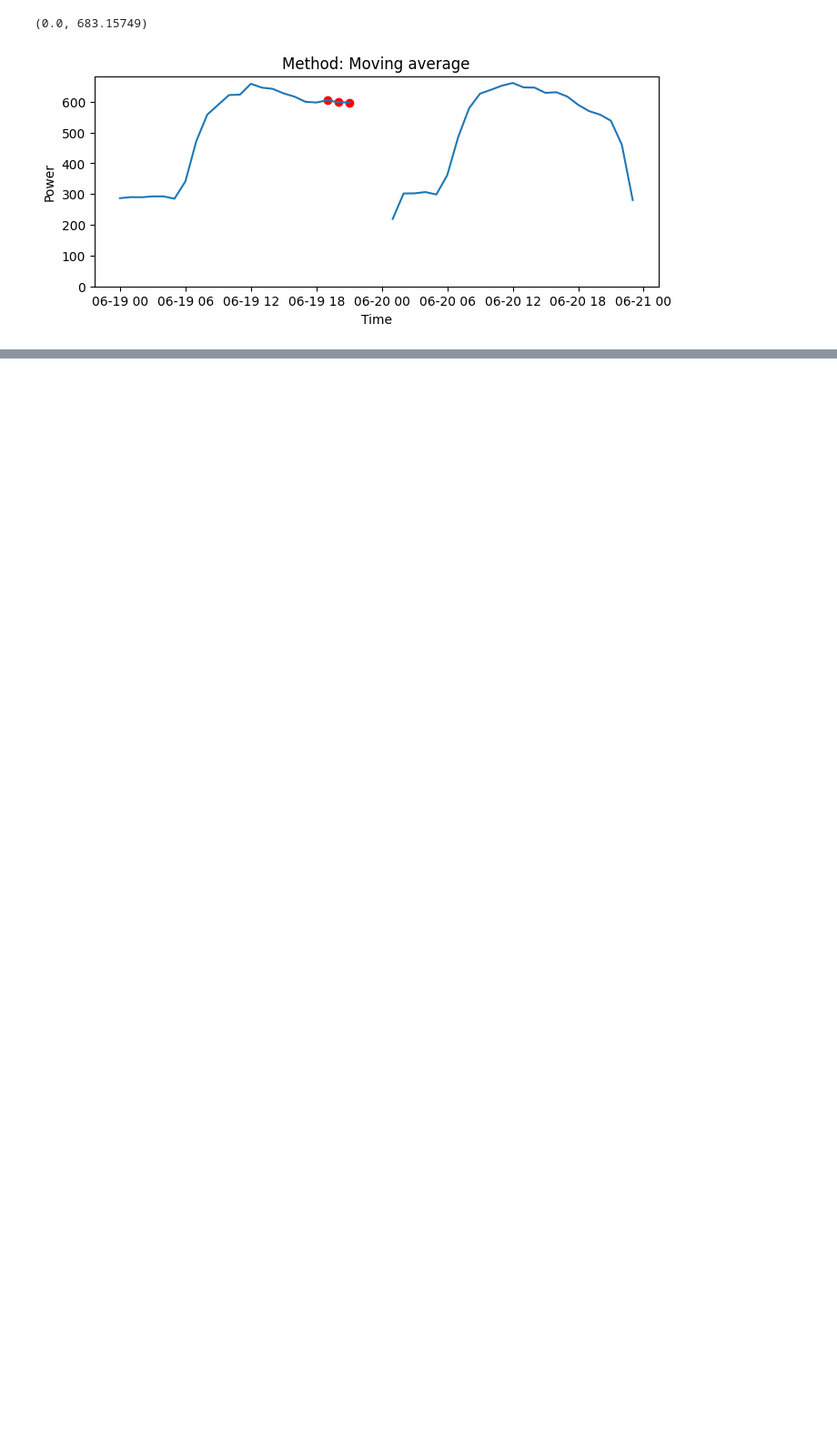
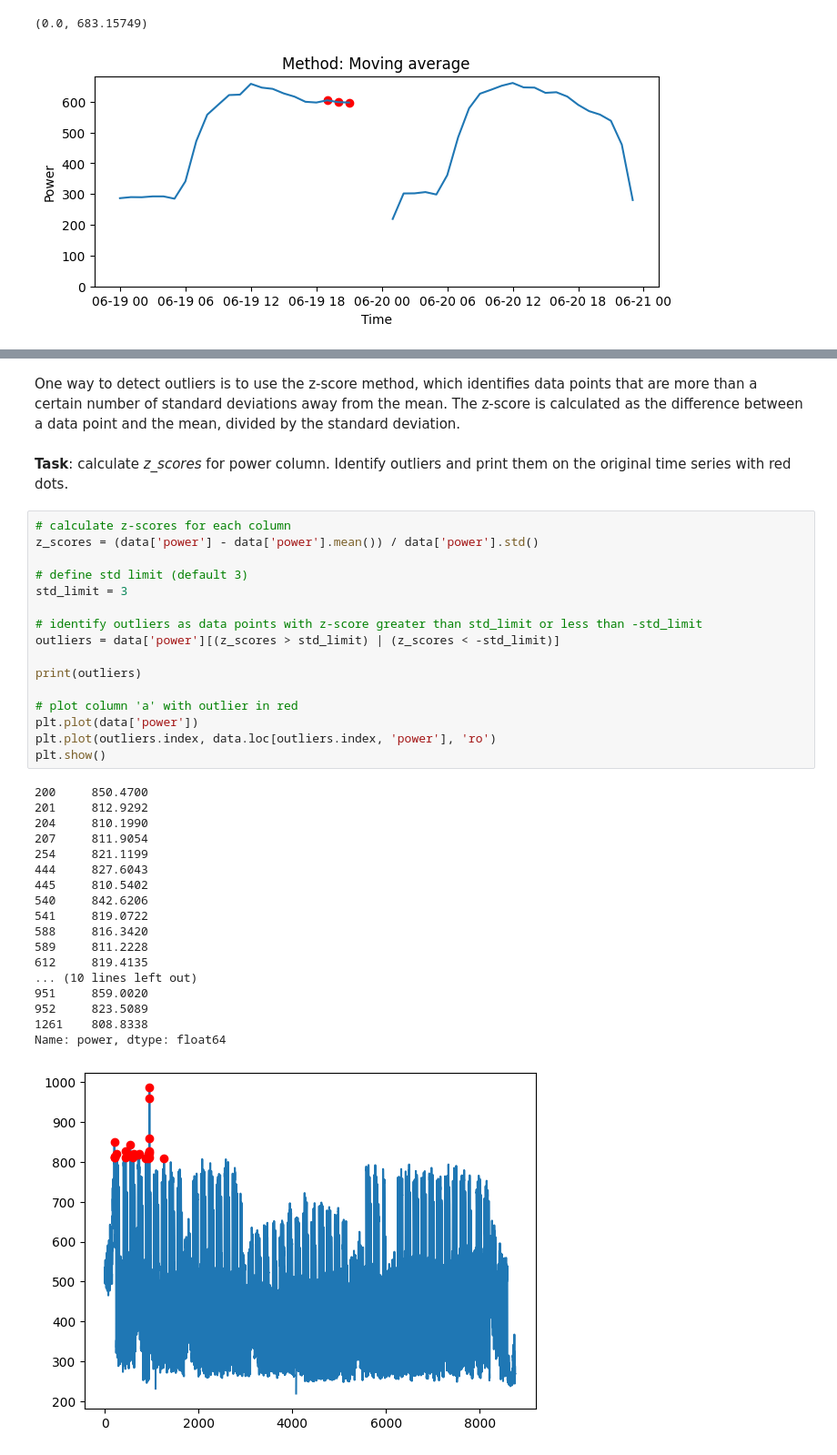
Before and after one commit to baeda-polito/aiis-energy-mllabs, a Jupyter notebook: Lab1 - LoadProfilesClustering/Lab1.1 - TimeSeriesExploration - Sol.ipynb, the cells around one changed output, grey strips where cells are left out. Shown at 91% size. Drawn from its saved outputs; the diff is of its cells as text; blank space fills up the shorter version.

```diff
--- a/Lab1 - LoadProfilesClustering/Lab1.1 - TimeSeriesExploration - Sol.ipynb
+++ b/Lab1 - LoadProfilesClustering/Lab1.1 - TimeSeriesExploration - Sol.ipynb
@@ -272,0 +330,39 @@ nan_counts < 5
+# %% [markdown]
+One way to detect outliers is to use the z-score method, which identifies data points that are more than a certain number of standard deviations away from the mean. The z-score is calculated as the difference between a data point and the mean, divided by the standard deviation.
+# %% [markdown]
+**Task**: calculate *z_scores* for power column. Identify outliers and print them on the original time series with red dots.
+# %%
+# calculate z-scores for each column
+z_scores = (data['power'] - data['power'].mean()) / data['power'].std()
+
+# define std limit (default 3)
+std_limit = 3
+
+# identify outliers as data points with z-score greater than std_limit or less than -std_limit
+outliers = data['power'][(z_scores > std_limit) | (z_scores < -std_limit)]
+
+print(outliers)
+
+# plot column 'a' with outlier in red
+plt.plot(data['power'])
+plt.plot(outliers.index, data.loc[outliers.index, 'power'], 'ro')
+plt.show()
+# %% [output]
+200     850.4700
+201     812.9292
+204     810.1990
+207     811.9054
+254     821.1199
+444     827.6043
+445     810.5402
+540     842.6206
+541     819.0722
+588     816.3420
+589     811.2228
+612     819.4135
+... (10 lines left out)
+951     859.0020
+952     823.5089
+1261    808.8338
+Name: power, dtype: float64
+[figure, added]
```
Also changed, not shown: parts of 14 cells of this notebook, 4 other files.
